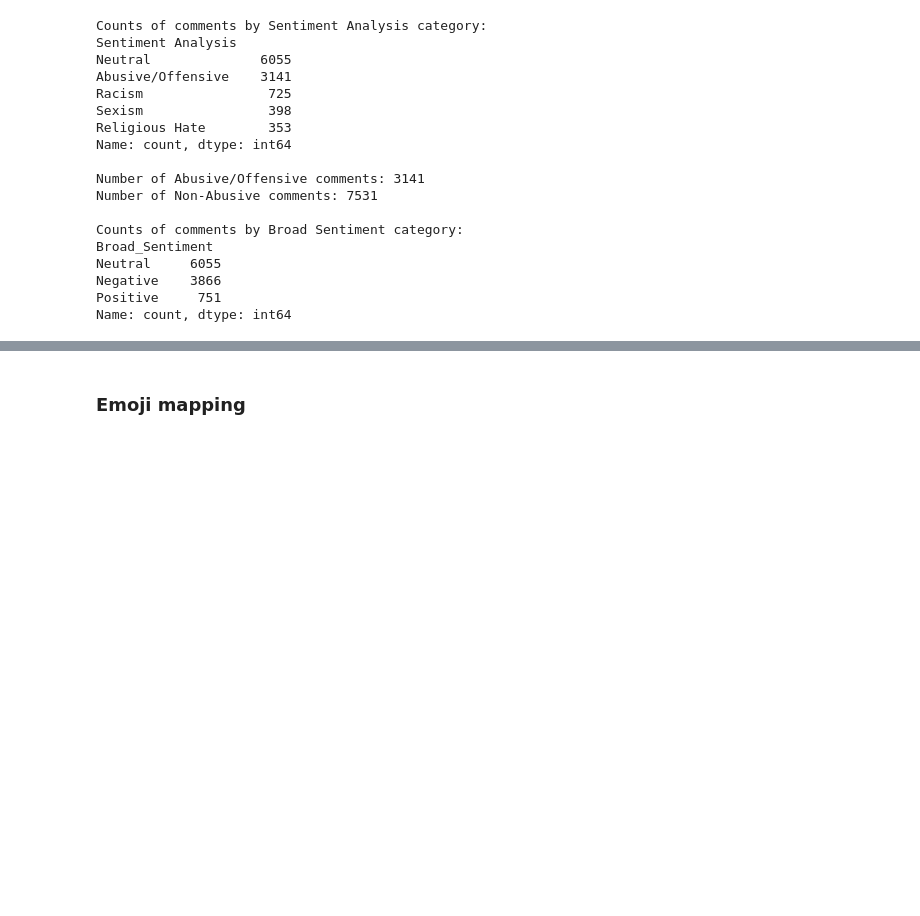
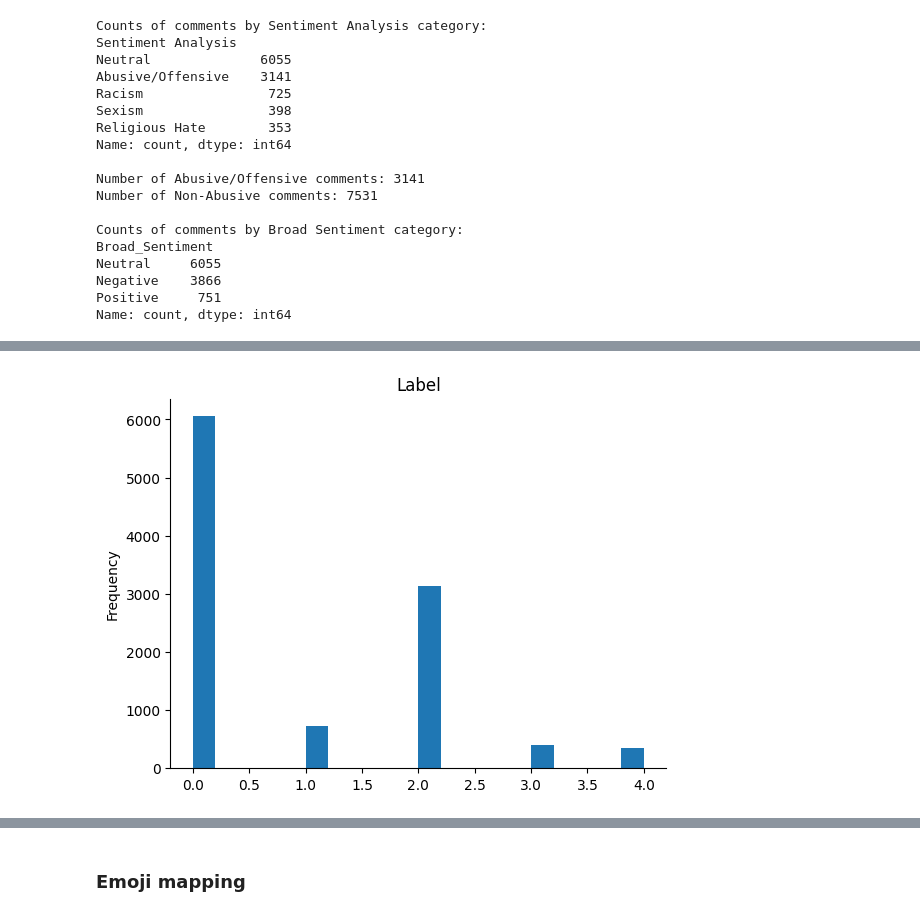
Before and after one commit to jokefun022/First-Project, a Jupyter notebook: Emoji_EDA.ipynb, the cells around one changed output, grey strips where cells are left out. Saved outputs shown, nothing was run; the diff lists cells and outputs as text; code cells hidden in the pictures; blank space fills up the shorter version.

```diff
--- a/Emoji_EDA.ipynb
+++ b/Emoji_EDA.ipynb
@@ -146,7 +126,10 @@ NameError: name '_df_2' is not defined
 # %%
 from matplotlib import pyplot as plt
-_df_0['Label'].plot(kind='hist', bins=20, title='Label')
+# Use the correct DataFrame 'df' instead of '_df_0'
+df['Label'].plot(kind='hist', bins=20, title='Label')
 plt.gca().spines[['top', 'right',]].set_visible(False)
+# %% [output]
+[figure, added]
 # %%
 from matplotlib import pyplot as plt
 import seaborn as sns
```
Also changed, not shown: parts of 20 cells of this notebook.
